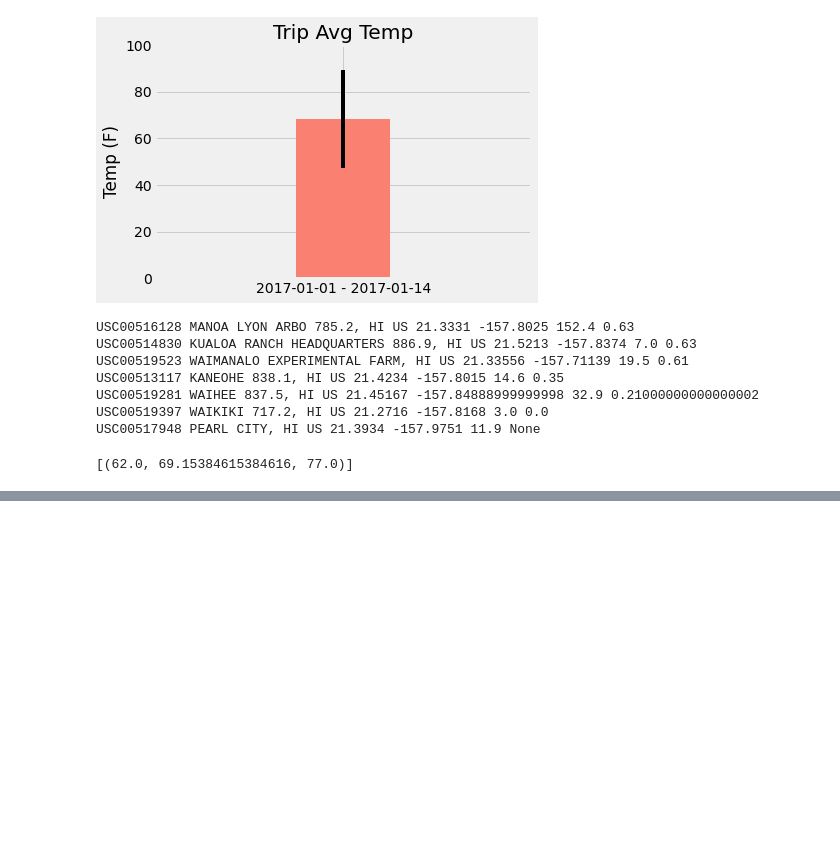
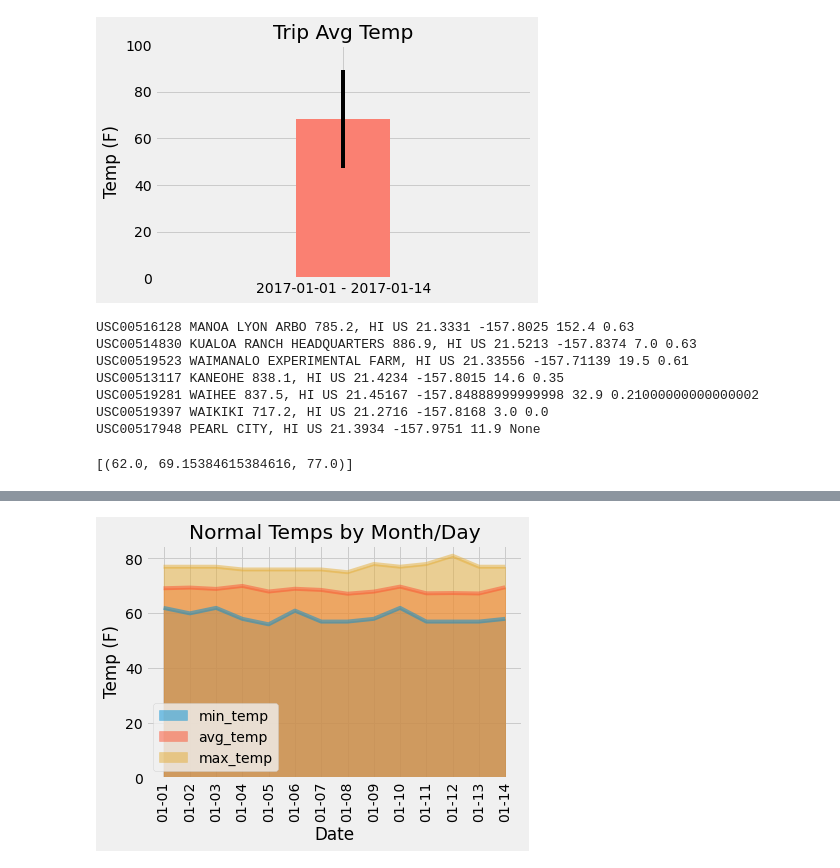
Before and after one commit to Enestvedt/sqlalchemy-challenge, a Jupyter notebook: climate_starter.ipynb, the cells around one changed output, grey strips where cells are left out. Saved outputs shown, nothing was run; the diff lists cells and outputs as text; code cells hidden in the pictures; blank space fills up the shorter version.

```diff
--- a/climate_starter.ipynb
+++ b/climate_starter.ipynb
@@ -247,7 +247,7 @@ print(calc_temps('2012-02-28', '2012-03-05'))
 travel_dates = {'depart_date': '2022-01-01', 'return_date': '2022-01-14'}
 
 # convert to datetime format
-cnvrt_dprt = dt.datetime.strptime(travel_dates['depart_date'], '%Y-%M-%d')
+cnvrt_dprt = dt.datetime.strptime(travel_dates['depart_date'], '%Y-%m-%d')
 cnvrt_rtrn = dt.datetime.strptime(travel_dates['return_date'], '%Y-%m-%d')
 
 # function to return the look-back date to 5 years ago
@@ -350,11 +350,12 @@ cnvrt_rtrn = dt.datetime.strptime(travel_dates['return_date'], '%Y-%m-%d')
 number_of_days = (((cnvrt_rtrn - cnvrt_dprt)).days) + 2
 
 #loop from first date through last date pushing each date into
+# Stip off the year and save a list of %m-%d strings
 date_list = []
 for day in range(number_of_days):
   a_date = (cnvrt_dprt + dt.timedelta(days = day))
-  a_date = dt.date(a_date.year, a_date.month, a_date.day).isoformat()##this is an alternative to strptime - seems easier
-  date_list.append(a_date)
+  a_date = dt.date(a_date.year, a_date.month, a_date.day)
+  date_list.append(a_date.strftime('%m-%d'))
 
 print(date_list)
 # %% [output]
@@ -362,4 +363,7 @@ print(date_list)
 # %%
-# Stip off the year and save a list of %m-%d strings
+# Loop through the list of %m-%d strings and calculate the normals for each date
+my_normals = []
+for date in date_list:
+    my_normals.append({'date':date, 'min_temp':daily_normals(date)[0][0], 'avg_temp':daily_normals(date)[0][1], 'max_temp':daily_normals(date)[0][2]})
 
-# Loop through the list of %m-%d strings and calculate the normals for each date
+my_normals
@@ -366,2 +388,4 @@ print(date_list)
 # %%
 # Load the previous query results into a Pandas DataFrame and add the `trip_dates` range as the `date` index
+normals_df = pd.DataFrame(my_normals)
+normals_df.set_index('date')
@@ -369,0 +409,11 @@ print(date_list)
+# %%
+# Plot the daily normals as an area plot with `stacked=False`
+
+
+ax = normals_df.plot.area(stacked=False, title='Normal Temps by Month/Day')
+ax.set(xlabel="Date", ylabel="Temp (F)")
+ax.set_xticks(normals_df.index)
+ax.set_xticklabels(normals_df['date'], rotation=90)
+plt.show()
+# %% [output]
+[figure, added]
```
Also changed, not shown: parts of 4 cells of this notebook.
